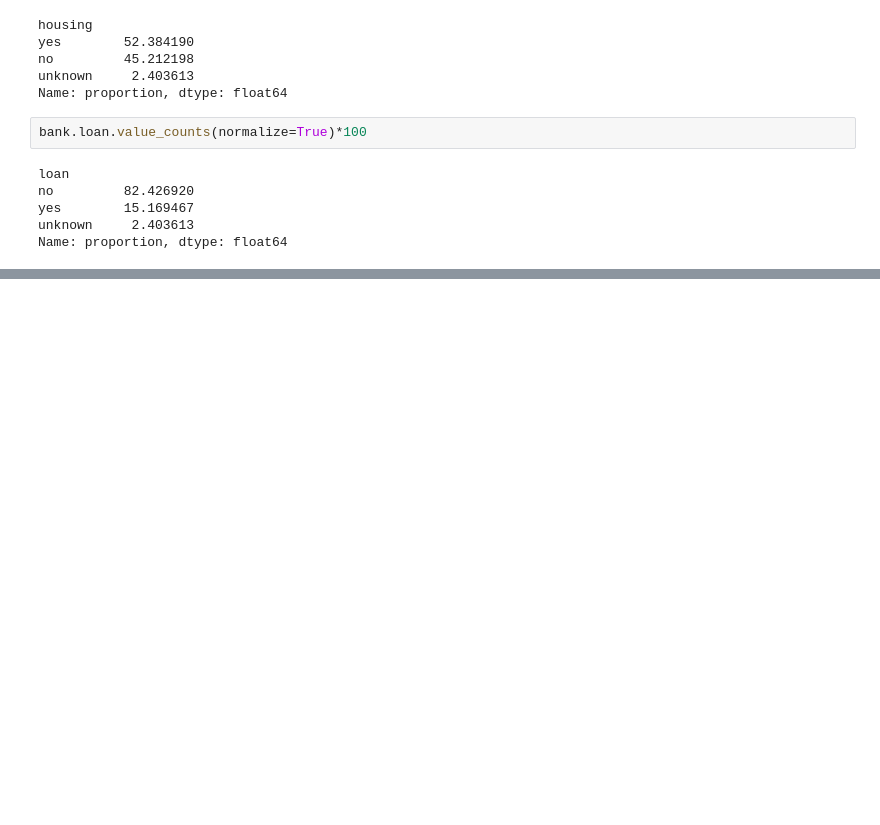
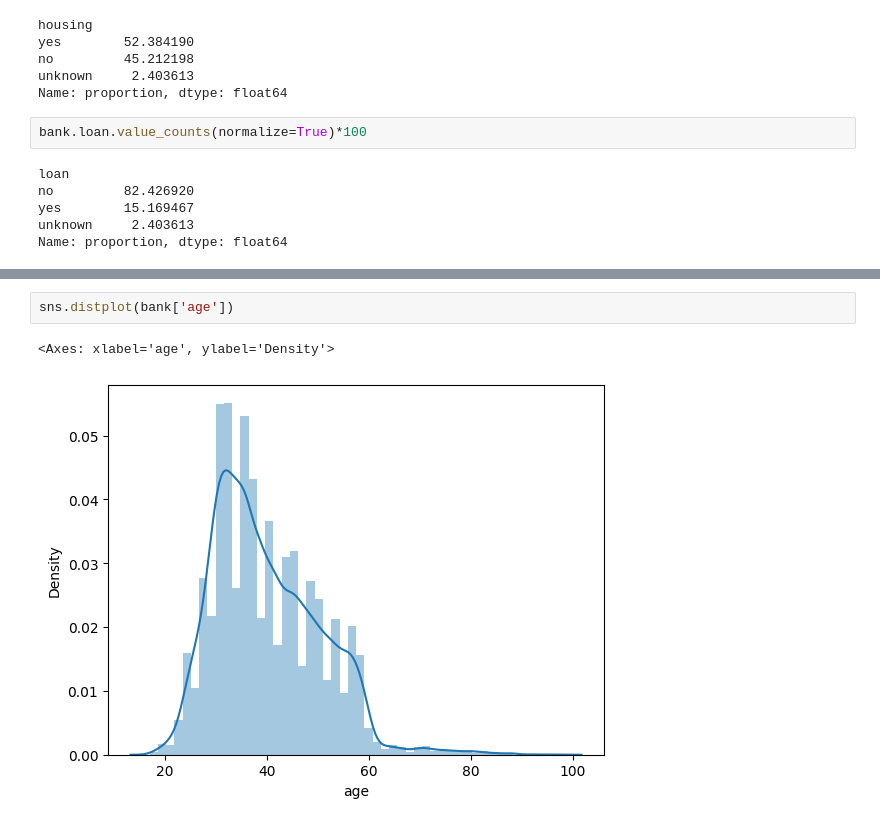
Before and after one commit to shreyashettyk/Data_Analysis, a Jupyter notebook: bank_marketing_wip.ipynb, the cells around one changed output, grey strips where cells are left out. Drawn from its saved outputs; the diff is of its cells as text; blank space fills up the shorter version.

```diff
--- a/bank_marketing_wip.ipynb
+++ b/bank_marketing_wip.ipynb
@@ -282,0 +478,5 @@ Name: count, dtype: int64
+# %%
+sns.distplot(bank['age'])
+# %% [output]
+<Axes: xlabel='age', ylabel='Density'>
+[figure, added]
```
Also changed, not shown: parts of 26 cells of this notebook.
